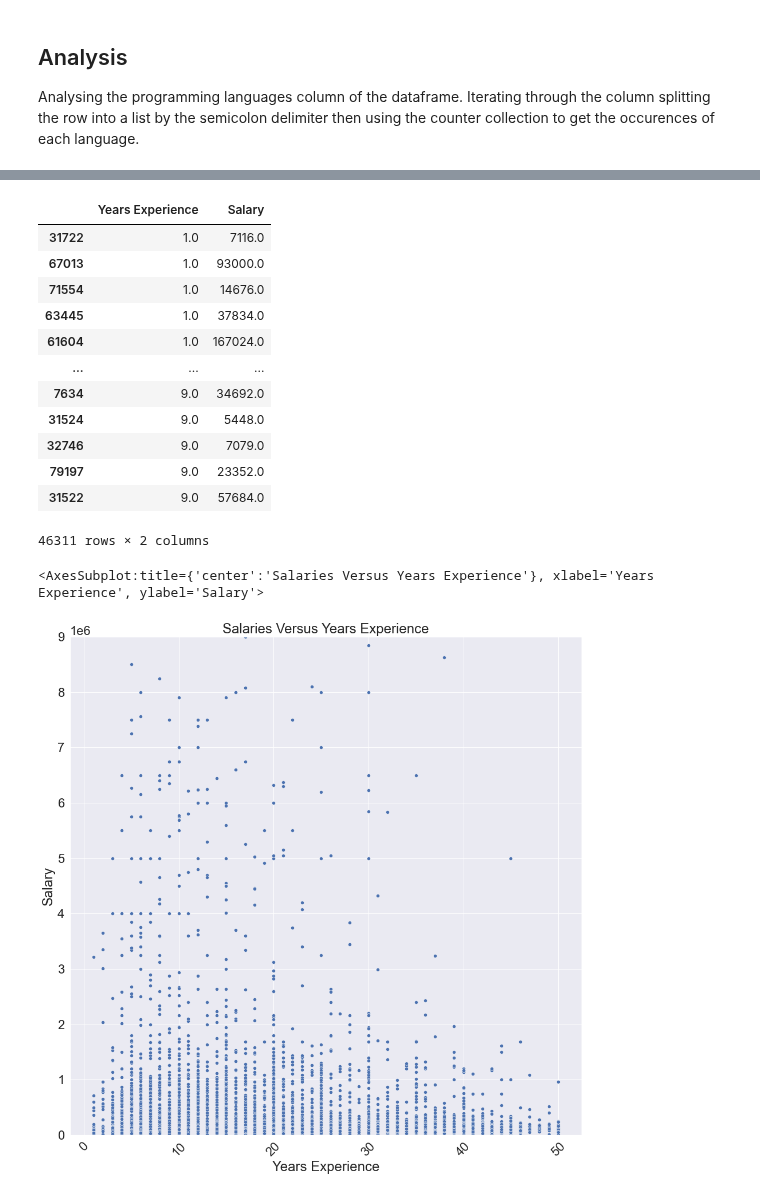
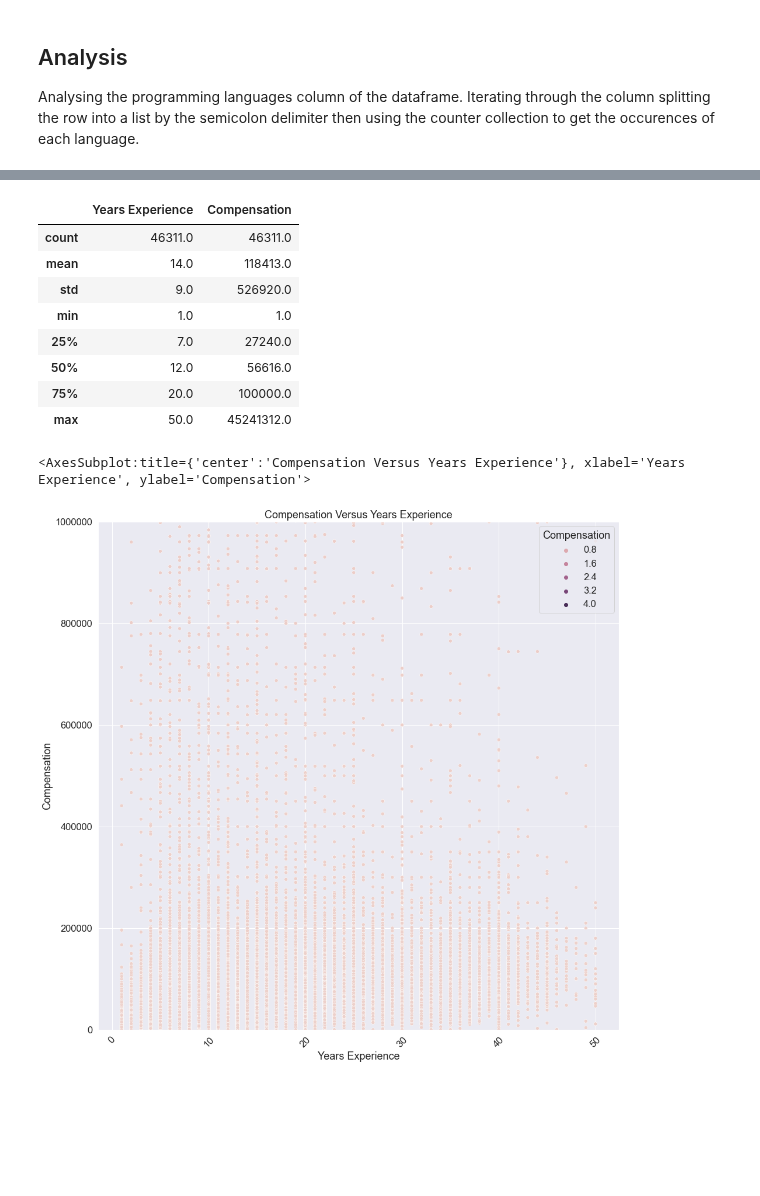
Before and after one commit to data301-2021-winter1/project-group13-project, a Jupyter notebook: notebooks/analysis1.ipynb, the cells around one changed output, grey strips where cells are left out. Drawn from its saved outputs; the diff is of its cells as text; code cells hidden in the pictures; blank space fills up the shorter version.

Commit message:
More plotting, trying to figure out salary data

```diff
--- a/notebooks/analysis1.ipynb
+++ b/notebooks/analysis1.ipynb
@@ -205,8 +218,8 @@ topTenLangCount2021df = langCount2021df.nlargest(10,'User Count')
 # %%
 #sns.set_theme(style="whitegrid")
 plt.rcParams['figure.figsize']=16,16
-sns.set(font_scale = 2)
+sns.set(font_scale = 1.5)
 plt.xticks(rotation=45)
-plt.title("Top Ten Programming Languages of 2021")
-sns.barplot(data=topTenLangCount2021df, x="Programming Language", y="User Count")
+plt.title("Top Twenty Programming Languages of 2021")
+sns.barplot(data=topTwentyLangCount2021df, x="Programming Language", y="User Count")
 # %% [output]
@@ -215,32 +228,30 @@ sns.barplot(data=topTenLangCount2021df, x="Programming Language", y="User Count"
 # %%
 from scipy.stats import zscore
-dfComp = df2021P[['YearsCode','ConvertedCompYearly']].copy().dropna().rename(columns={'YearsCode':'Years Experience','ConvertedCompYearly':'Salary'}).sort_values(by=['Years Experience'])
+dfComp = df2021P[['YearsCode','ConvertedCompYearly']].copy().dropna().rename(columns={'YearsCode':'Years Experience','ConvertedCompYearly':'Compensation'}).sort_values(by=['Years Experience']).round()
 
 #zScores = zscore(dfComp['Salary'])
 #absZScores = np.abs(zScores)
 #filteredSalaries = (absZScores < 3)
 #dfCompFiltered = dfComp[filteredSalaries]
 dfCompFinal = dfComp.apply(pd.to_numeric , errors = 'coerce').dropna()
-dfCompFinal
+dfCompFinal.describe().round()
 # %% [output]
-|  | Years Experience | Salary |
-| 31722 | 1.0 | 7116.0 |
-| 67013 | 1.0 | 93000.0 |
-| 71554 | 1.0 | 14676.0 |
-| 63445 | 1.0 | 37834.0 |
-| 61604 | 1.0 | 167024.0 |
-| ... | ... | ... |
-| 7634 | 9.0 | 34692.0 |
-| 31524 | 9.0 | 5448.0 |
-| 32746 | 9.0 | 7079.0 |
-| 79197 | 9.0 | 23352.0 |
-| 31522 | 9.0 | 57684.0 |
+|  | Years Experience | Compensation |
+| count | 46311.0 | 46311.0 |
+| mean | 14.0 | 118413.0 |
+| std | 9.0 | 526920.0 |
+| min | 1.0 | 1.0 |
+| 25% | 7.0 | 27240.0 |
+| 50% | 12.0 | 56616.0 |
+| 75% | 20.0 | 100000.0 |
+| max | 50.0 | 45241312.0 |
-46311 rows × 2 columns
 # %%
-plt.title("Salaries Versus Years Experience")
+#fix because graph doesn't make sense
+plt.title("Compensation Versus Years Experience")
 plt.xticks(rotation=45)
-plt.ylim(top = 9000000)
-sns.scatterplot(data=dfCompFinal, x="Years Experience", y='Salary')
+plt.ylim(top = 1000000)
+plt.ticklabel_format(style = 'plain',axis='y')
+sns.scatterplot( x="Years Experience", y='Compensation',hue='Compensation',data=dfCompFinal)
 # %% [output]
-<AxesSubplot:title={'center':'Salaries Versus Years Experience'}, xlabel='Years Experience', ylabel='Salary'>
+<AxesSubplot:title={'center':'Compensation Versus Years Experience'}, xlabel='Years Experience', ylabel='Compensation'>
-[figure, old version]
+[figure, new version]
```
Also changed, not shown: parts of 4 cells of this notebook.
